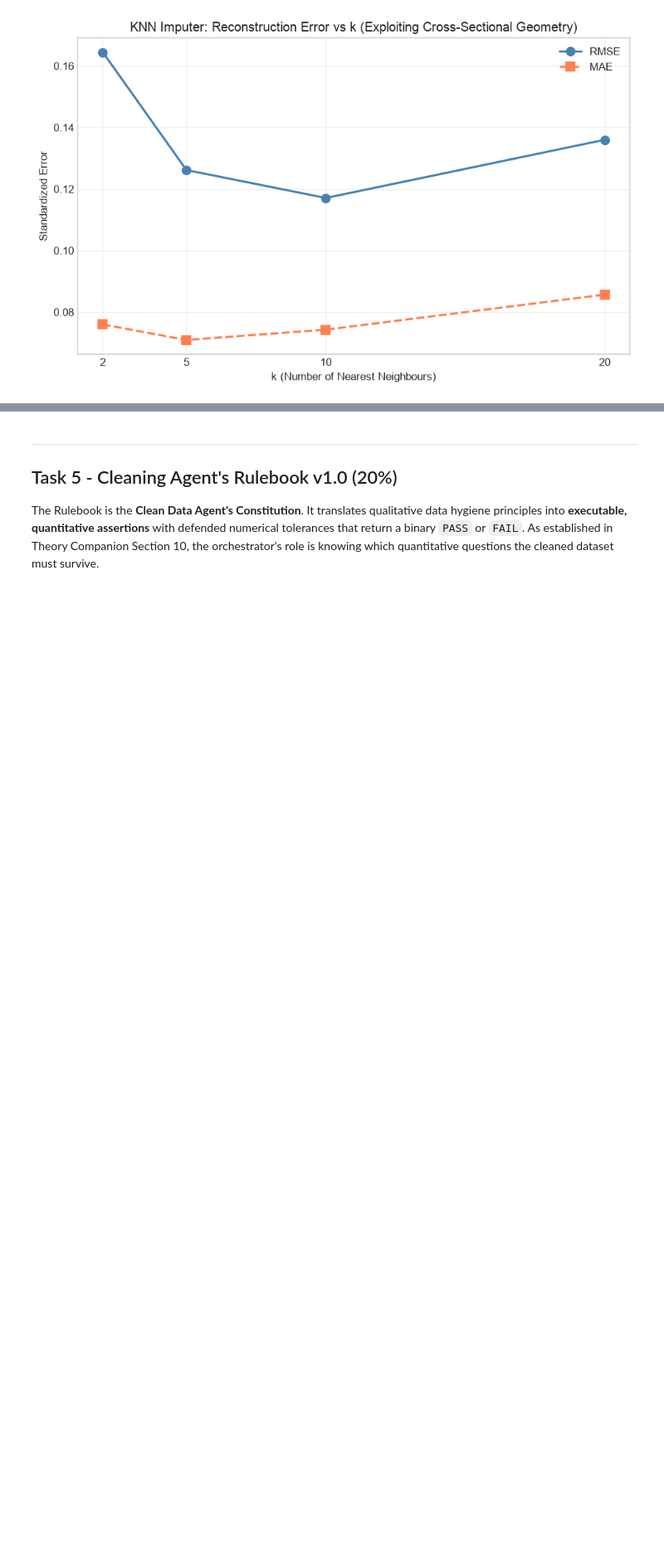
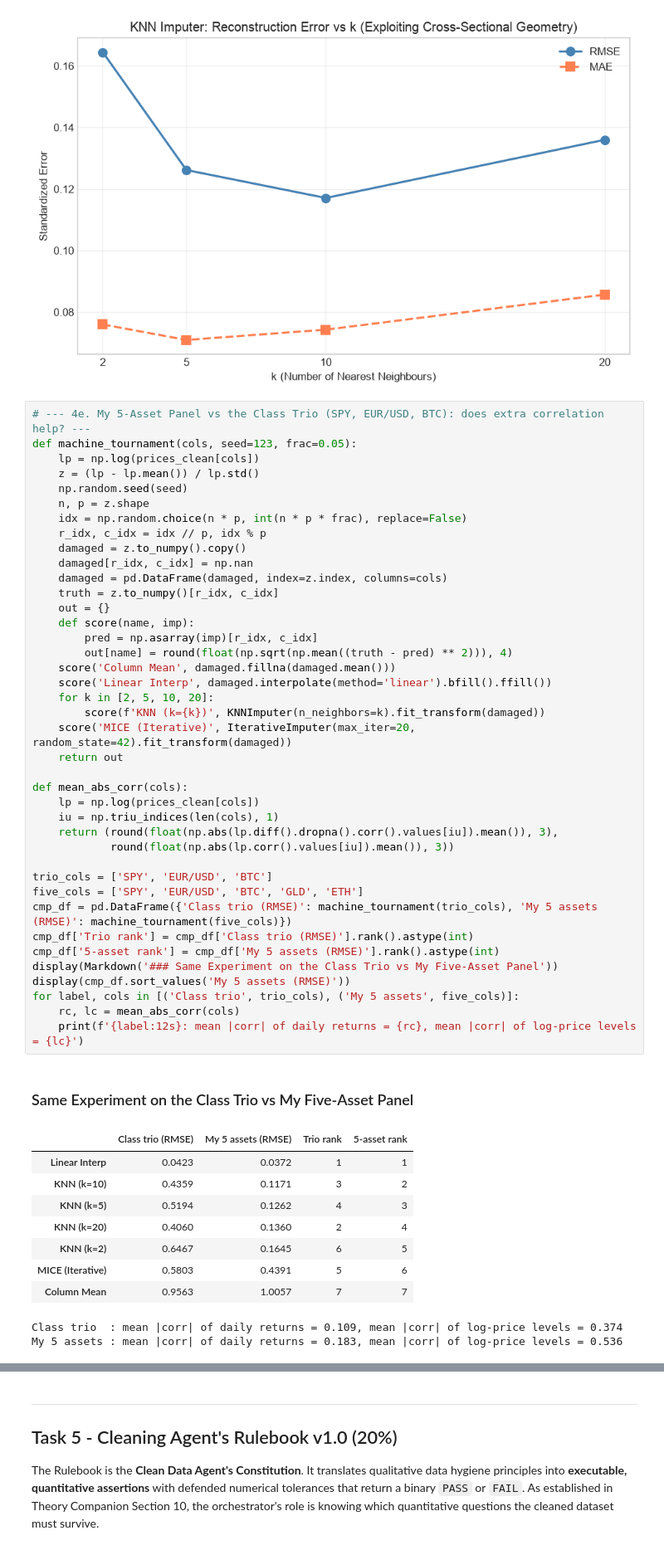
Before and after one commit to flappybird69/week2-data-hygiene-ioannis-tzalas, a Jupyter notebook: W2_assignment_Ioannis_Tzalas.ipynb, the cells around one changed output, grey strips where cells are left out. Shown at 83% size. Saved outputs shown, nothing was run; the diff lists cells and outputs as text; blank space fills up the shorter version.

```diff
--- a/W2_assignment_Ioannis_Tzalas.ipynb
+++ b/W2_assignment_Ioannis_Tzalas.ipynb
@@ -865,6 +888,58 @@ plt.tight_layout()
 plt.show()
 # %% [output]
 [figure]
+# %%
+# --- 4e. My 5-Asset Panel vs the Class Trio (SPY, EUR/USD, BTC): does extra correlation help? ---
+def machine_tournament(cols, seed=123, frac=0.05):
+    lp = np.log(prices_clean[cols])
+    z = (lp - lp.mean()) / lp.std()
+    np.random.seed(seed)
+    n, p = z.shape
+    idx = np.random.choice(n * p, int(n * p * frac), replace=False)
+    r_idx, c_idx = idx // p, idx % p
+    damaged = z.to_numpy().copy()
+    damaged[r_idx, c_idx] = np.nan
+    damaged = pd.DataFrame(damaged, index=z.index, columns=cols)
+    truth = z.to_numpy()[r_idx, c_idx]
+    out = {}
+    def score(name, imp):
+        pred = np.asarray(imp)[r_idx, c_idx]
+        out[name] = round(float(np.sqrt(np.mean((truth - pred) ** 2))), 4)
+    score('Column Mean', damaged.fillna(damaged.mean()))
+    score('Linear Interp', damaged.interpolate(method='linear').bfill().ffill())
+    for k in [2, 5, 10, 20]:
+        score(f'KNN (k={k})', KNNImputer(n_neighbors=k).fit_transform(damaged))
+    score('MICE (Iterative)', IterativeImputer(max_iter=20, random_state=42).fit_transform(damaged))
+    return out
+
+def mean_abs_corr(cols):
+    lp = np.log(prices_clean[cols])
+    iu = np.triu_indices(len(cols), 1)
+    return (round(float(np.abs(lp.diff().dropna().corr().values[iu]).mean()), 3),
+            round(float(np.abs(lp.corr().values[iu]).mean()), 3))
+
+trio_cols = ['SPY', 'EUR/USD', 'BTC']
+five_cols = ['SPY', 'EUR/USD', 'BTC', 'GLD', 'ETH']
+cmp_df = pd.DataFrame({'Class trio (RMSE)': machine_tournament(trio_cols), 'My 5 assets (RMSE)': machine_tournament(five_cols)})
+cmp_df['Trio rank'] = cmp_df['Class trio (RMSE)'].rank().astype(int)
+cmp_df['5-asset rank'] = cmp_df['My 5 assets (RMSE)'].rank().astype(int)
+display(Markdown('### Same Experiment on the Class Trio vs My Five-Asset Panel'))
+display(cmp_df.sort_values('My 5 assets (RMSE)'))
+for label, cols in [('Class trio', trio_cols), ('My 5 assets', five_cols)]:
+    rc, lc = mean_abs_corr(cols)
+    print(f'{label:12s}: mean |corr| of daily returns = {rc}, mean |corr| of log-price levels = {lc}')
+# %% [output]
+### Same Experiment on the Class Trio vs My Five-Asset Panel
+|  | Class trio (RMSE) | My 5 assets (RMSE) | Trio rank | 5-asset rank |
+| Linear Interp | 0.0423 | 0.0372 | 1 | 1 |
+| KNN (k=10) | 0.4359 | 0.1171 | 3 | 2 |
+| KNN (k=5) | 0.5194 | 0.1262 | 4 | 3 |
+| KNN (k=20) | 0.4060 | 0.1360 | 2 | 4 |
+| KNN (k=2) | 0.6467 | 0.1645 | 6 | 5 |
+| MICE (Iterative) | 0.5803 | 0.4391 | 5 | 6 |
+| Column Mean | 0.9563 | 1.0057 | 7 | 7 |
+Class trio  : mean |corr| of daily returns = 0.109, mean |corr| of log-price levels = 0.374
+My 5 assets : mean |corr| of daily returns = 0.183, mean |corr| of log-price levels = 0.536
 # %% [markdown]
 ### Cost-Ledger Memo & Architecture Analysis
 
```
Also changed, not shown: parts of 23 cells of this notebook.
